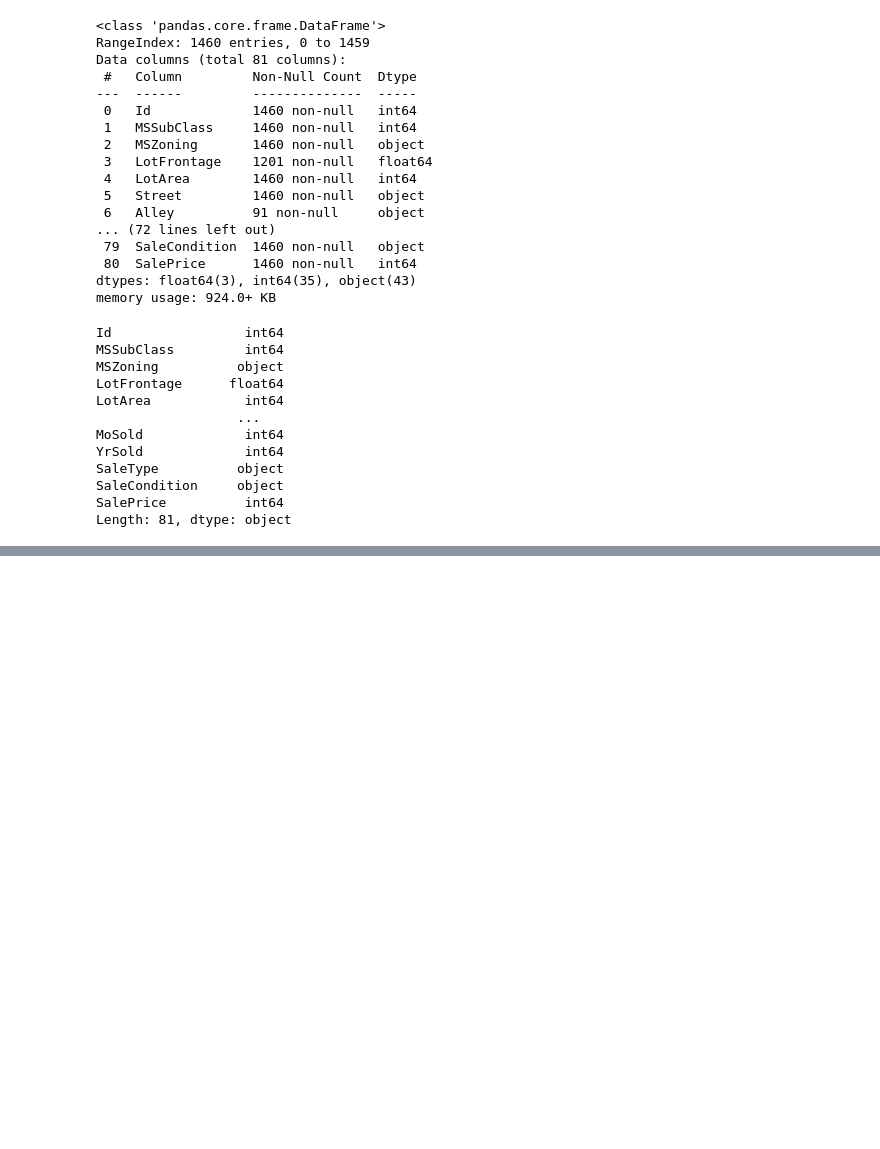
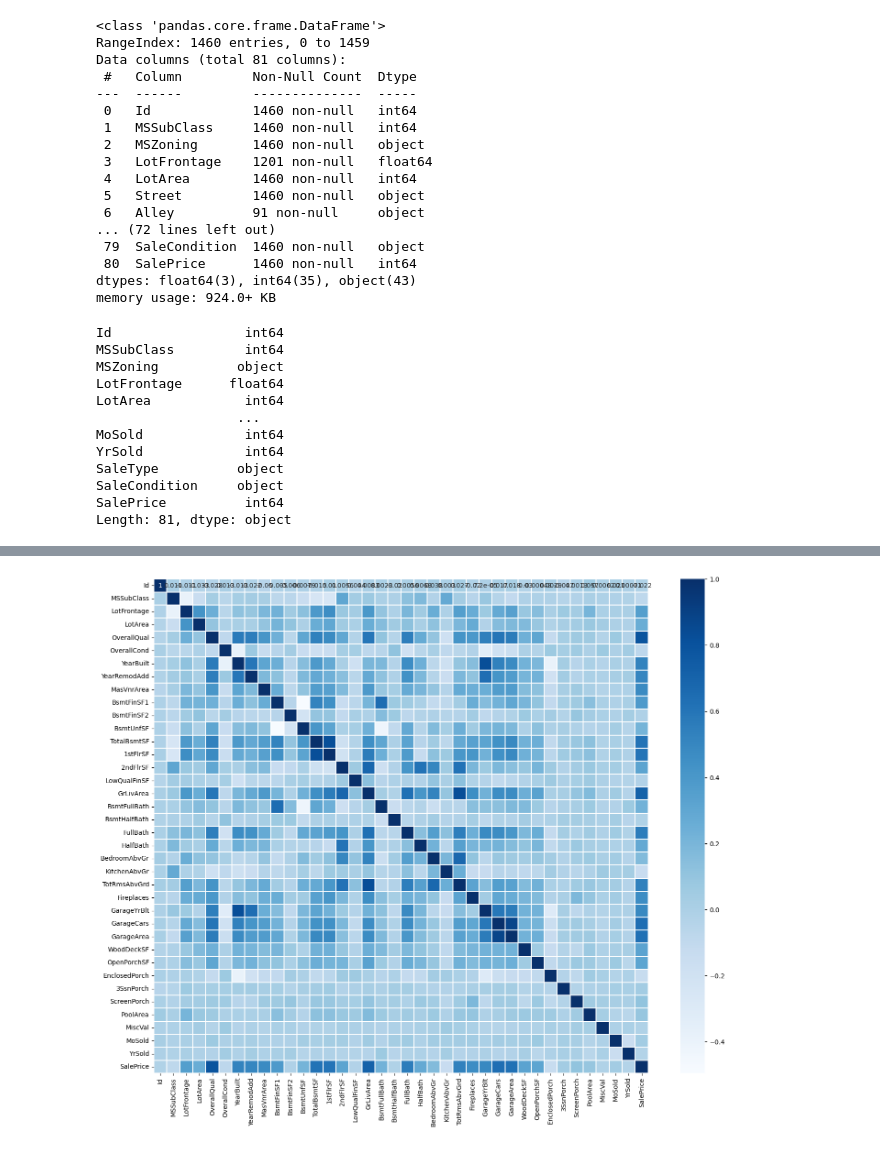
Before and after one commit to baoumoudjibril50/ML_Projet, a Jupyter notebook: ML.ipynb, the cells around one changed output, grey strips where cells are left out. Cells and saved outputs as stored; diff of their text form; code cells hidden in the pictures; blank space fills up the shorter version.

```diff
--- a/ML.ipynb
+++ b/ML.ipynb
@@ -85,3 +91,5 @@ SaleType          object
 SaleCondition     object
 SalePrice          int64
 Length: 81, dtype: object
+# %%
+df=data.select_dtypes(include=['int64','float64'])#extraction des colonnes numerique
@@ -87,0 +116,6 @@ Length: 81, dtype: object
+# %%
+plt.figure(figsize=(18,14))
+sns.heatmap(df.corr(),cmap="Blues",linewidths=0.1,vmax=1.0,linecolor='white',annot=True,square=True)
+plt.show()
+# %% [output]
+[figure, added]
```
Also changed, not shown: parts of 4 cells of this notebook.
